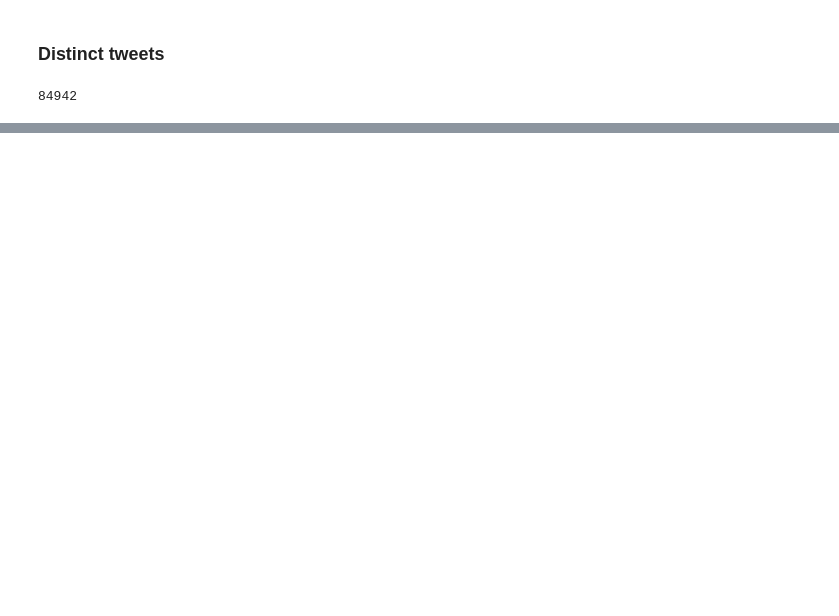
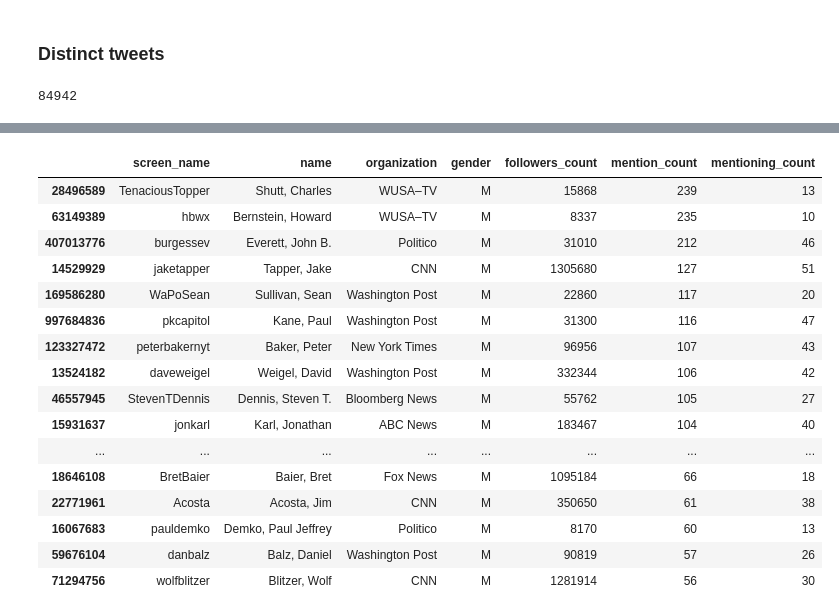
Before and after one commit to justinlittman/beltway_reporters, a Jupyter notebook: jupyter/Gender dynamics.ipynb, the cells around one changed output, grey strips where cells are left out. Saved outputs shown, nothing was run; the diff lists cells and outputs as text; code cells hidden in the pictures; blank space fills up the shorter version.

```diff
--- a/jupyter/Gender dynamics.ipynb
+++ b/jupyter/Gender dynamics.ipynb
@@ -486,0 +578,22 @@ pd.DataFrame({'count':journalists_mention_df.gender.value_counts(), 'percentage'
+# %%
+male_journalists_mention_summary_df = journalist_mention_summary(journalists_mention_df[journalists_mention_df.mention_gender == 'M'])
+male_journalists_mention_summary_df.to_csv('output/male_journalists_mentioned_by_journalists.csv')
+male_journalists_mention_summary_df[journalist_mention_summary_fields].head(25)
+# %% [output]
+|  | screen_name | name | organization | gender | followers_count | mention_count | mentioning_count |
+| 28496589 | TenaciousTopper | Shutt, Charles | WUSA–TV | M | 15868 | 239 | 13 |
+| 63149389 | hbwx | Bernstein, Howard | WUSA–TV | M | 8337 | 235 | 10 |
+| 407013776 | burgessev | Everett, John B. | Politico | M | 31010 | 212 | 46 |
+| 14529929 | jaketapper | Tapper, Jake | CNN | M | 1305680 | 127 | 51 |
+| 169586280 | WaPoSean | Sullivan, Sean | Washington Post | M | 22860 | 117 | 20 |
+| 997684836 | pkcapitol | Kane, Paul | Washington Post | M | 31300 | 116 | 47 |
+| 123327472 | peterbakernyt | Baker, Peter | New York Times | M | 96956 | 107 | 43 |
+| 13524182 | daveweigel | Weigel, David | Washington Post | M | 332344 | 106 | 42 |
+| 46557945 | StevenTDennis | Dennis, Steven T. | Bloomberg News | M | 55762 | 105 | 27 |
+| 15931637 | jonkarl | Karl, Jonathan | ABC News | M | 183467 | 104 | 40 |
+| ... | ... | ... | ... | ... | ... | ... | ... |
+| 18646108 | BretBaier | Baier, Bret | Fox News | M | 1095184 | 66 | 18 |
+| 22771961 | Acosta | Acosta, Jim | CNN | M | 350650 | 61 | 38 |
+| 16067683 | pauldemko | Demko, Paul Jeffrey | Politico | M | 8170 | 60 | 13 |
+| 59676104 | danbalz | Balz, Daniel | Washington Post | M | 90819 | 57 | 26 |
+| 71294756 | wolfblitzer | Blitzer, Wolf | CNN | M | 1281914 | 56 | 30 |
```
Also changed, not shown: parts of 34 cells of this notebook, 11 other files.
